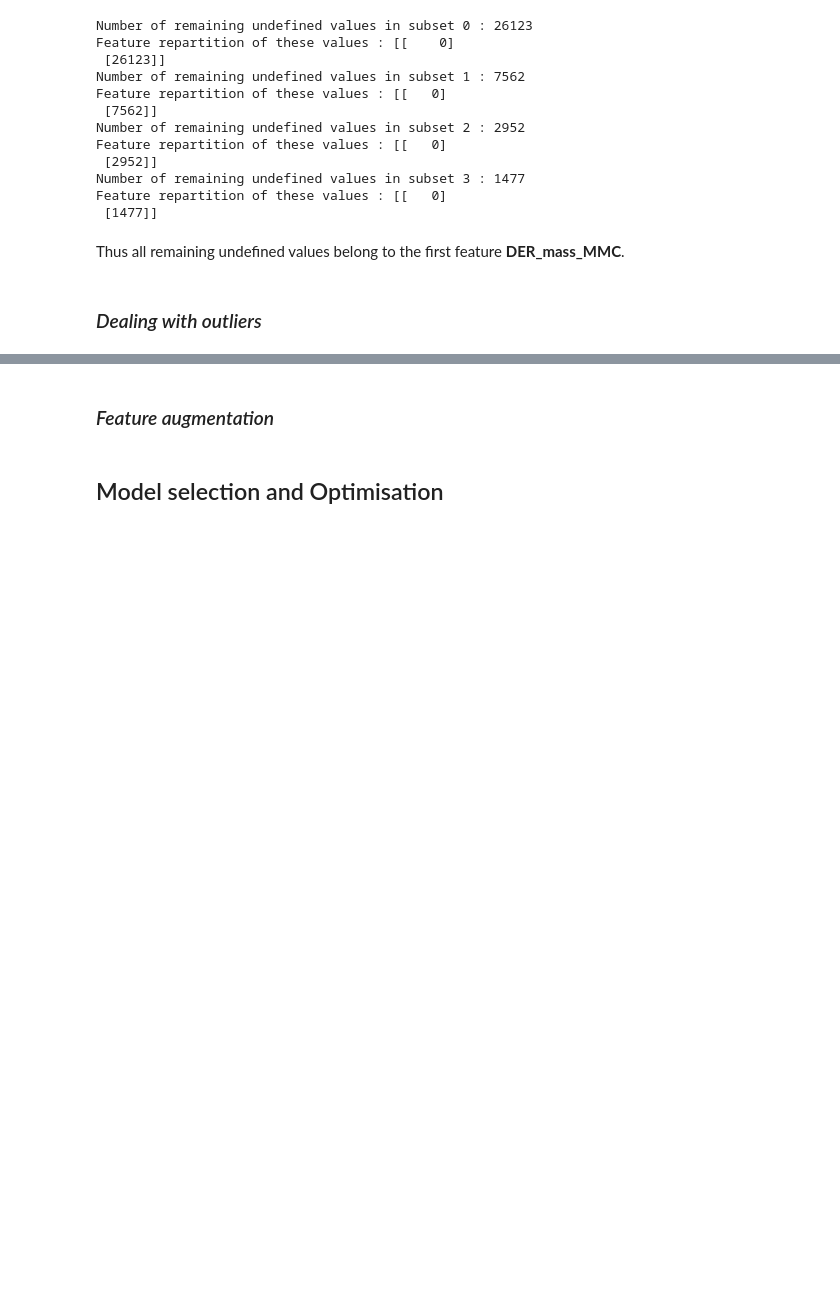
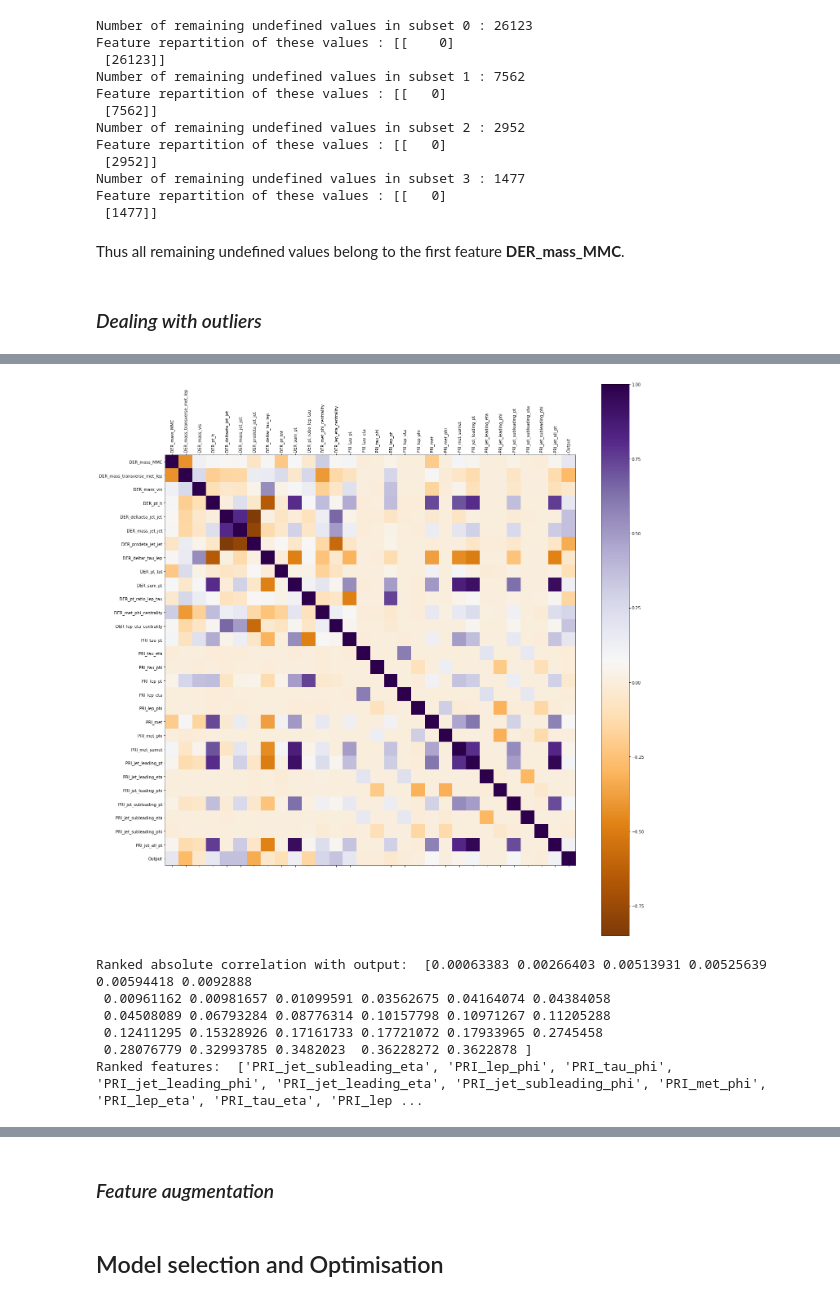
Before and after one commit to alicebizeul/MLProject1, a Jupyter notebook: scripts/project1.ipynb, the cells around one changed output, grey strips where cells are left out. Cells and saved outputs as stored; diff of their text form; code cells hidden in the pictures; blank space fills up the shorter version.

```diff
--- a/scripts/project1.ipynb
+++ b/scripts/project1.ipynb
@@ -216,0 +279,19 @@ print (tX_explore.shape, tX_explore_outliers.shape)
+# %%
+# SUBSET 2
+labels_2_3 = ["DER_mass_MMC", "DER_mass_transverse_met_lep", "DER_mass_vis","DER_pt_h",\
+              "DER_deltaeta_jet_jet","DER_mass_jet_jet","DER_prodeta_jet_jet","DER_deltar_tau_lep",\
+              "DER_pt_tot","DER_sum_pt","DER_pt_ratio_lep_tau","DER_met_phi_centrality","DER_lep_eta_centrality",\
+              "PRI_tau_pt","PRI_tau_eta","PRI_tau_phi","PRI_lep_pt","PRI_lep_eta","PRI_lep_phi",\
+              "PRI_met","PRI_met_phi","PRI_met_sumet","PRI_jet_leading_pt","PRI_jet_leading_eta", \
+              "PRI_jet_leading_phi","PRI_jet_subleading_pt","PRI_jet_subleading_eta","PRI_jet_subleading_phi",\
+              "PRI_jet_all_pt", "Output"]
+
+ranked_index_ss2, ranked_features_ss2 = plot_correlation_matrix(ss2_tX, ss2_y, labels_2_3, "CorrelationMatrix_ss2.png")
+# %% [output]
+[figure, added]
+Ranked absolute correlation with output:  [0.00063383 0.00266403 0.00513931 0.00525639 0.00594418 0.0092888
+ 0.00961162 0.00981657 0.01099591 0.03562675 0.04164074 0.04384058
+ 0.04508089 0.06793284 0.08776314 0.10157798 0.10971267 0.11205288
+ 0.12411295 0.15328926 0.17161733 0.17721072 0.17933965 0.2745458
+ 0.28076779 0.32993785 0.3482023  0.36228272 0.3622878 ]
+Ranked features:  ['PRI_jet_subleading_eta', 'PRI_lep_phi', 'PRI_tau_phi', 'PRI_jet_leading_phi', 'PRI_jet_leading_eta', 'PRI_jet_subleading_phi', 'PRI_met_phi', 'PRI_lep_eta', 'PRI_tau_eta', 'PRI_lep ...
```
Also changed, not shown: parts of 9 cells of this notebook, 1 other file.
